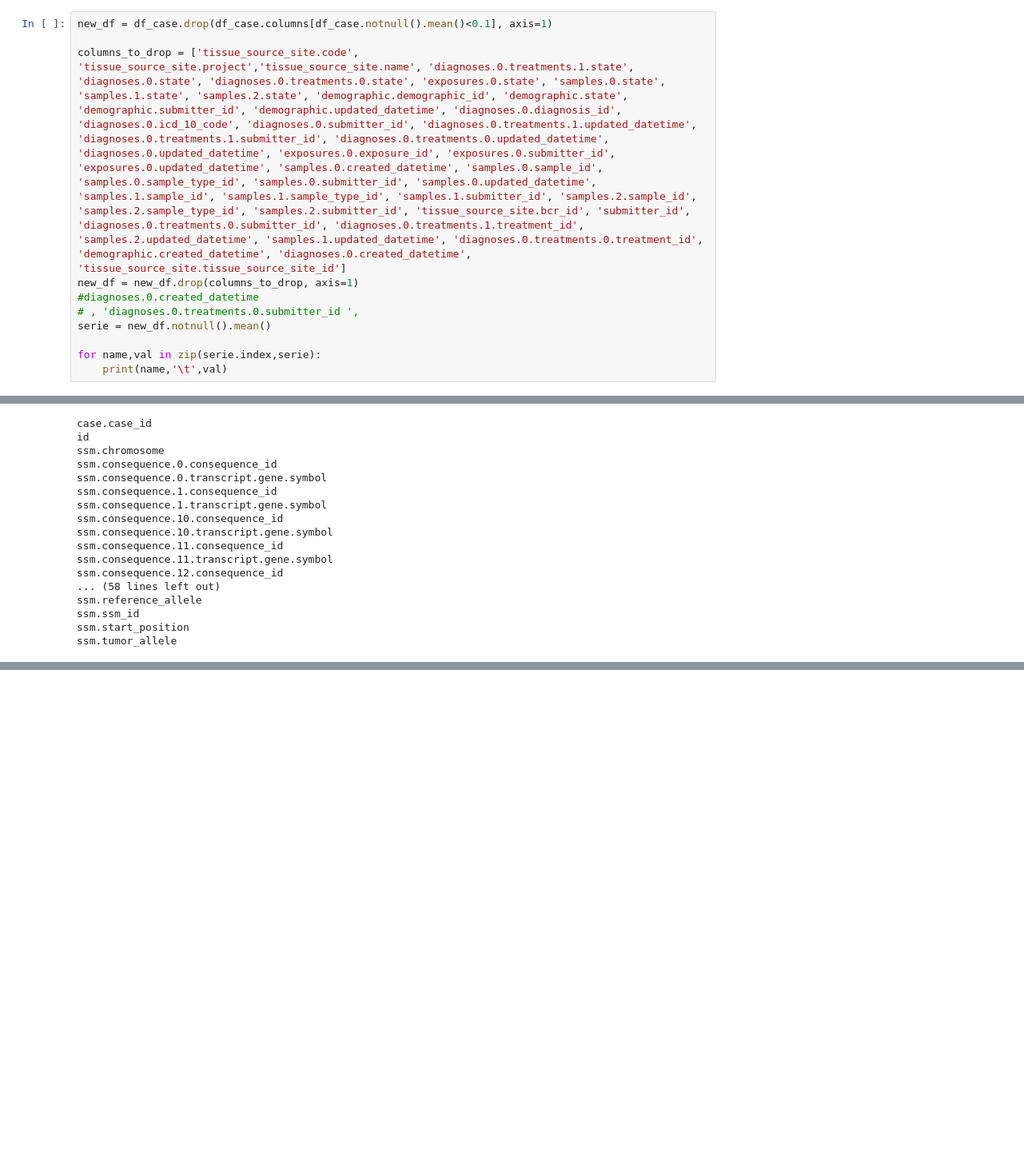
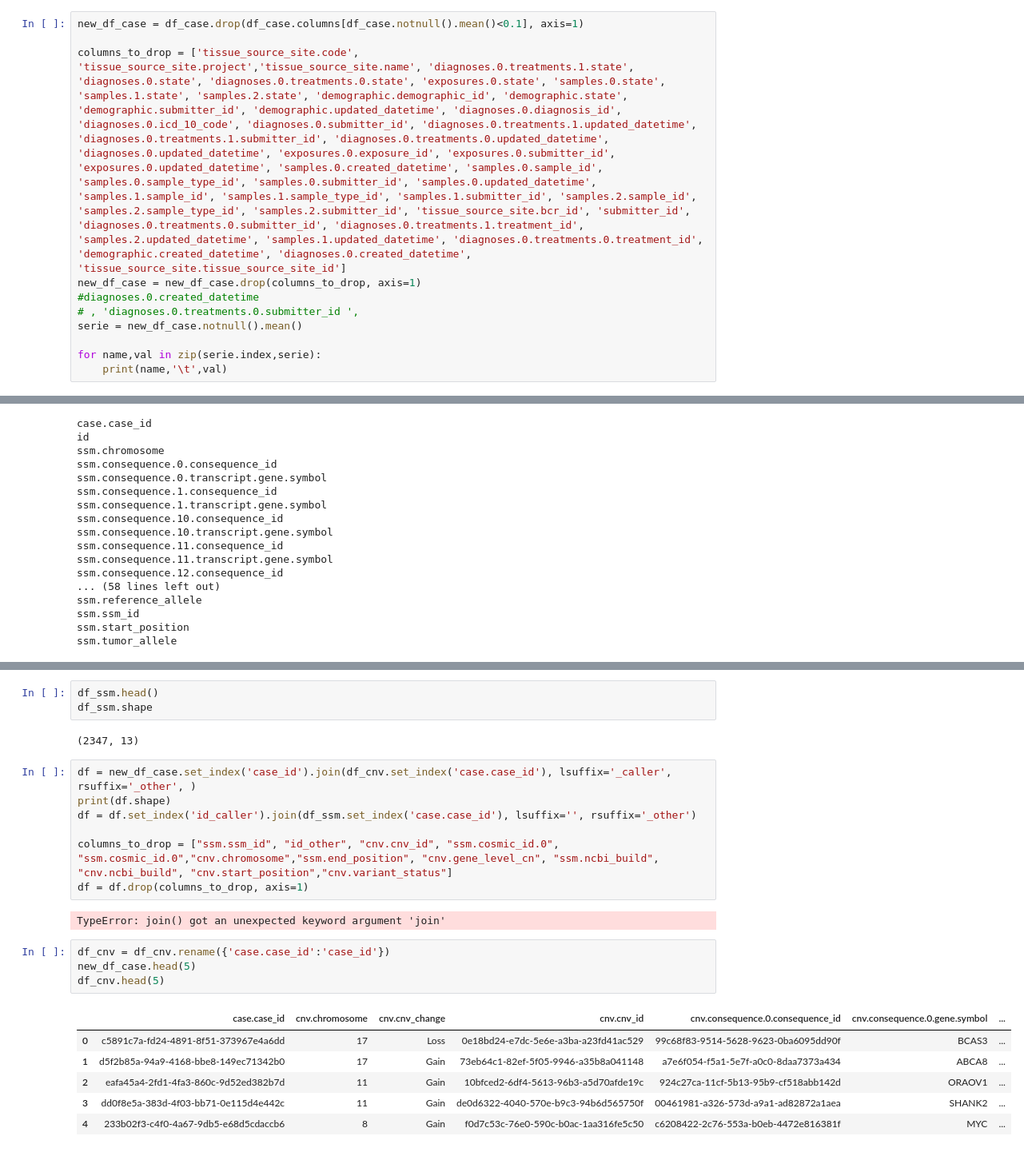
Before and after one commit to louis-oscarmorel/Cancer, a Jupyter notebook: Starting_kit.ipynb, the cells around one changed output, grey strips where cells are left out. Shown: that part at 80% size. Saved outputs shown, nothing was run; the diff lists cells and outputs as text; blank space fills up the shorter version.

Commit message:
maj_startingkit_eloi_3012

```diff
--- a/Starting_kit.ipynb
+++ b/Starting_kit.ipynb
@@ -90,11 +86,11 @@ df.drop(df.columns[df.columns.str.contains('^X')], axis=1)
 # %%
-new_df = df_case.drop(df_case.columns[df_case.notnull().mean()<0.1], axis=1)
+new_df_case = df_case.drop(df_case.columns[df_case.notnull().mean()<0.1], axis=1)
 
 columns_to_drop = ['tissue_source_site.code', 'tissue_source_site.project','tissue_source_site.name', 'diagnoses.0.treatments.1.state', 'diagnoses.0.state', 'diagnoses.0.treatments.0.state', 'exposures.0.state', 'samples.0.state', 'samples.1.state', 'samples.2.state', 'demographic.demographic_id', 'demographic.state', 'demographic.submitter_id', 'demographic.updated_datetime', 'diagnoses.0.diagnosis_id', 'diagnoses.0.icd_10_code', 'diagnoses.0.submitter_id', 'diagnoses.0.treatments.1.updated_datetime', 'diagnoses.0.treatments.1.submitter_id', 'diagnoses.0.treatments.0.updated_datetime', 'diagnoses.0.updated_datetime', 'exposures.0.exposure_id', 'exposures.0.submitter_id', 'exposures.0.updated_datetime', 'samples.0.created_datetime', 'samples.0.sample_id', 'samples.0.sample_type_id', 'samples.0.submitter_id', 'samples.0.updated_datetime', 'samples.1.sample_id', 'samples.1.sample_type_id', 'samples.1.submitter_id', 'samples.2.sample_id', 'samples.2.sample_type_id', 'samples.2.submitter_id', 'tissue_source_site.bcr_id', 'submitter_id', 'diagnoses.0.treatments.0.submitter_id', 'diagnoses.0.treatments.1.treatment_id', 'samples.2.updated_datetime', 'samples.1.updated_datetime', 'diagnoses.0.treatments.0.treatment_id', 'demographic.created_datetime', 'diagnoses.0.created_datetime', 'tissue_source_site.tissue_source_site_id']
-new_df = new_df.drop(columns_to_drop, axis=1)
+new_df_case = new_df_case.drop(columns_to_drop, axis=1)
 #diagnoses.0.created_datetime
 # , 'diagnoses.0.treatments.0.submitter_id ',
-serie = new_df.notnull().mean()
+serie = new_df_case.notnull().mean()
 
 for name,val in zip(serie.index,serie):
     print(name,'\t',val)
@@ -264,0 +235,25 @@ Length: 74, dtype: float64
+# %%
+df_ssm.head()
+df_ssm.shape
+# %% [output]
+(2347, 13)
+# %%
+df = new_df_case.set_index('case_id').join(df_cnv.set_index('case.case_id'), lsuffix='_caller', rsuffix='_other', )
+print(df.shape)
+df = df.set_index('id_caller').join(df_ssm.set_index('case.case_id'), lsuffix='', rsuffix='_other')
+
+columns_to_drop = ["ssm.ssm_id", "id_other", "cnv.cnv_id", "ssm.cosmic_id.0", "ssm.cosmic_id.0","cnv.chromosome","ssm.end_position", "cnv.gene_level_cn", "ssm.ncbi_build", "cnv.ncbi_build", "cnv.start_position","cnv.variant_status"]
+df = df.drop(columns_to_drop, axis=1)
+# %% [output]
+TypeError: join() got an unexpected keyword argument 'join'
+# %%
+df_cnv = df_cnv.rename({'case.case_id':'case_id'})
+new_df_case.head(5)
+df_cnv.head(5)
+# %% [output]
+|  | case.case_id | cnv.chromosome | cnv.cnv_change | cnv.cnv_id | cnv.consequence.0.consequence_id | cnv.consequence.0.gene.symbol | ... |
+| 0 | c5891c7a-fd24-4891-8f51-373967e4a6dd | 17 | Loss | 0e18bd24-e7dc-5e6e-a3ba-a23fd41ac529 | 99c68f83-9514-5628-9623-0ba6095dd90f | BCAS3 | ... |
+| 1 | d5f2b85a-94a9-4168-bbe8-149ec71342b0 | 17 | Gain | 73eb64c1-82ef-5f05-9946-a35b8a041148 | a7e6f054-f5a1-5e7f-a0c0-8daa7373a434 | ABCA8 | ... |
+| 2 | eafa45a4-2fd1-4fa3-860c-9d52ed382b7d | 11 | Gain | 10bfced2-6df4-5613-96b3-a5d70afde19c | 924c27ca-11cf-5b13-95b9-cf518abb142d | ORAOV1 | ... |
+| 3 | dd0f8e5a-383d-4f03-bb71-0e115d4e442c | 11 | Gain | de0d6322-4040-570e-b9c3-94b6d565750f | 00461981-a326-573d-a9a1-ad82872a1aea | SHANK2 | ... |
+| 4 | 233b02f3-c4f0-4a67-9db5-e68d5cdaccb6 | 8 | Gain | f0d7c53c-76e0-590c-b0ac-1aa316fe5c50 | c6208422-2c76-553a-b0eb-4472e816381f | MYC | ... |
```
Also changed, not shown: parts of 16 cells of this notebook.
